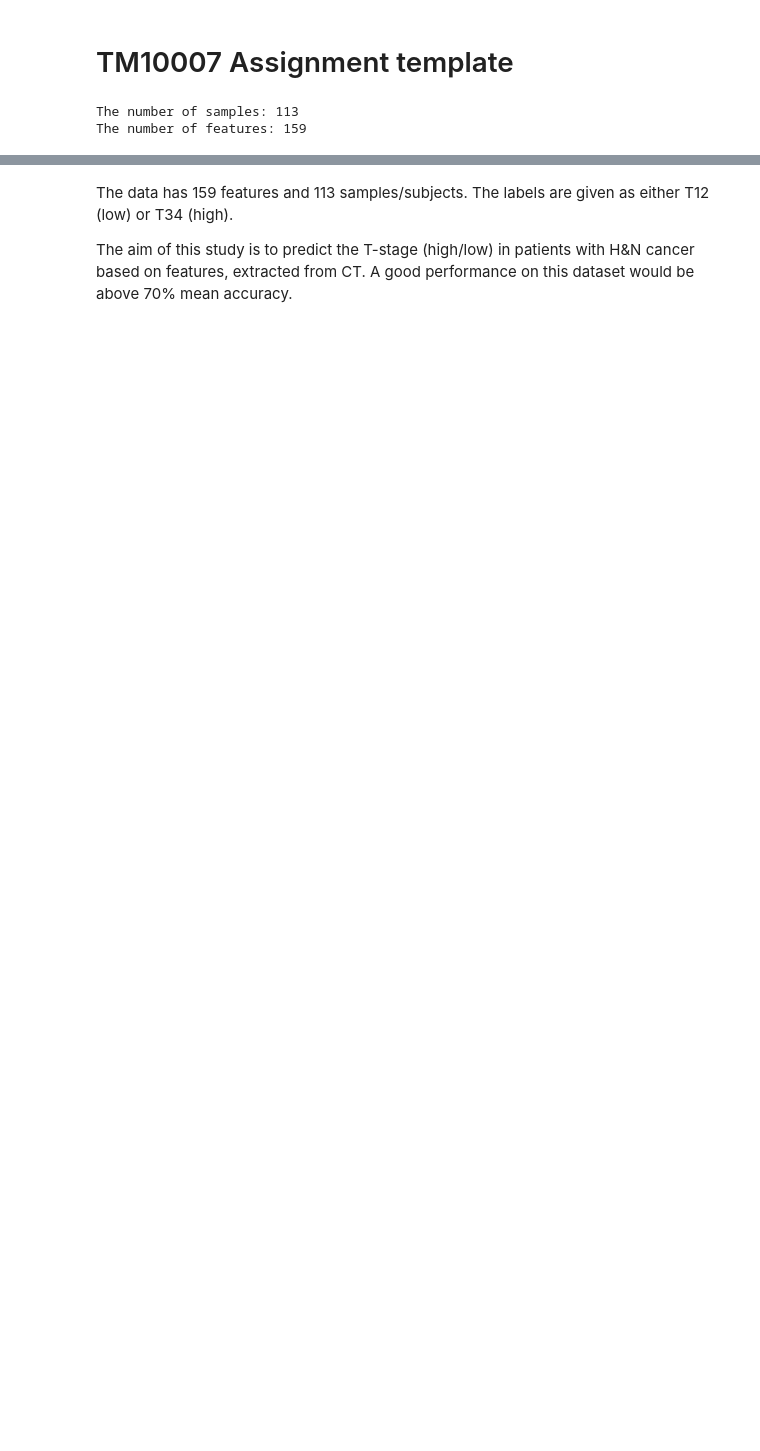
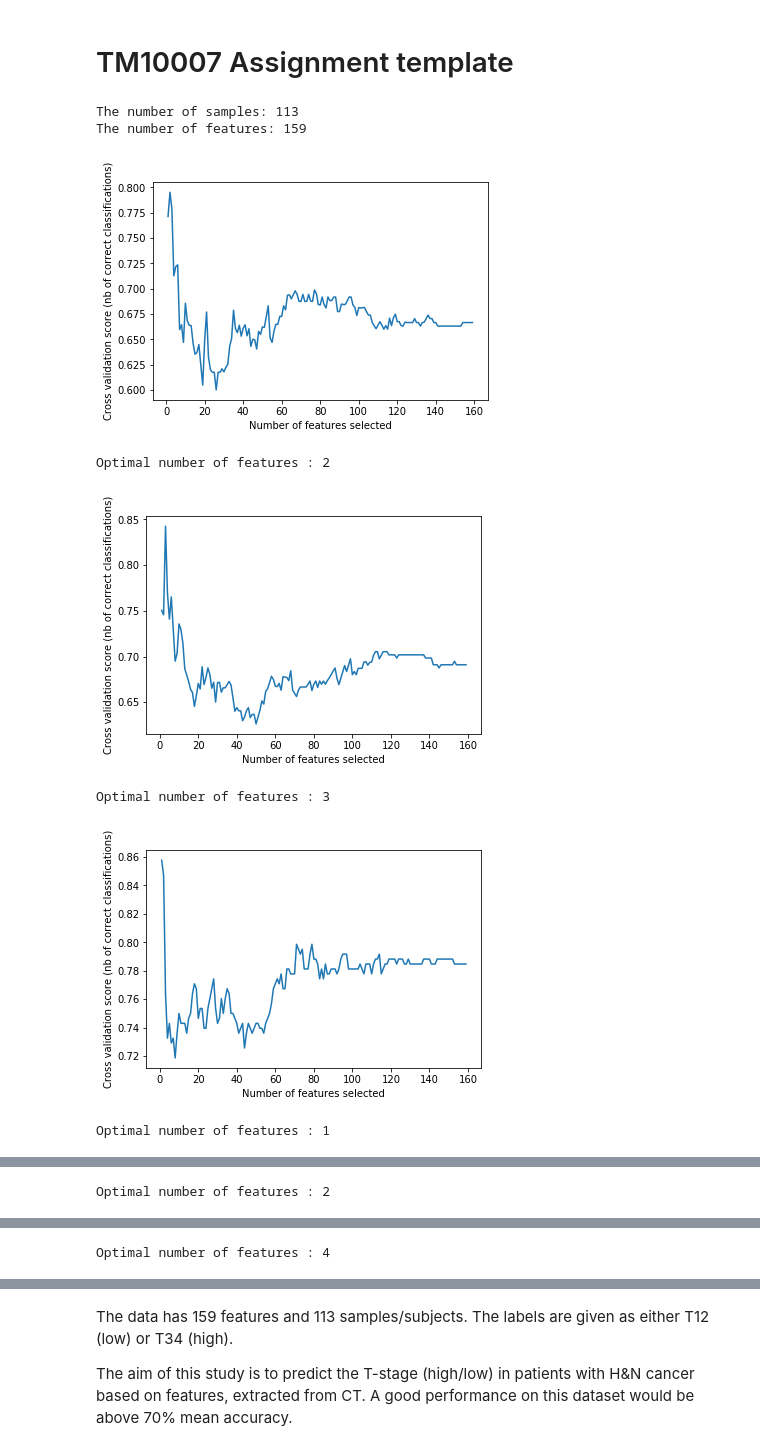
Before and after one commit to puckgroen/TM10007_PROJECT, a Jupyter notebook: assignment.ipynb, the cells around one changed output, grey strips where cells are left out. Drawn from its saved outputs; the diff is of its cells as text; code cells hidden in the pictures; blank space fills up the shorter version.

```diff
--- a/assignment.ipynb
+++ b/assignment.ipynb
@@ -49,36 +104,48 @@ from hn.load_data import load_data
 data = load_data()
 print(f'The number of samples: {len(data.index)}')
 print(f'The number of features: {len(data.columns)-1}')
-y = data['label']
+y_labels = data['label']
 del data['label']
 
-sss = model_selection.StratifiedShuffleSplit(n_splits=20, test_size=0.2, random_state=None)
+y = sklearn.preprocessing.label_binarize(y_labels, ['T12', 'T34']) # 0 now stands for T12 and 1 for T34
+y = [i[0] for i in y]
+y = np.array(y)
+
+sss = model_selection.StratifiedShuffleSplit(n_splits=2, test_size=0.2, random_state=None)
 cv_4fold = model_selection.StratifiedKFold(n_splits=4)
 
 count = 0
 for train_index, test_index in sss.split(data, y):
     train_scores = []
     test_scores = []
     count += 1
     #print(f'Iteration {count}')
     data_array = pd.DataFrame.from_dict(data) #Needed to be able to index this later
     split_X_train = data_array.iloc[train_index]
     split_y_train = y[train_index]
     split_X_test = data_array.iloc[test_index]
     split_y_test = y[test_index]
     #print(f'Training dataset size {len(split_X_train)}')
     #print(f'Test dataset size {len(split_X_test)}')
 
     # Loop over the folds
     for training_index, validation_index in cv_4fold.split(split_X_train, split_y_train):
         X_validation = split_X_train.iloc[validation_index]
         y_validation = split_y_train[validation_index]
         X_train = split_X_train.iloc[training_index]
         y_train = split_y_train[training_index]
         #print(f'Validation size in current fold = {len(X_validation)}')
 
+        #apply preprocessing
+        X_train_imputed = data_preprocessing(X_train, y_train)
 
-#print(X_train)
+        #print(X_train)
 # %% [output]
 The number of samples: 113
 The number of features: 159
+[figure, added]
+Optimal number of features : 2
+[figure, added]
+Optimal number of features : 3
+[figure, added]
+Optimal number of features : 1
@@ -84,0 +153 @@ The number of features: 159
+Optimal number of features : 2
@@ -84,0 +155 @@ The number of features: 159
+Optimal number of features : 4
```
Also changed, not shown: parts of 10 cells of this notebook.
